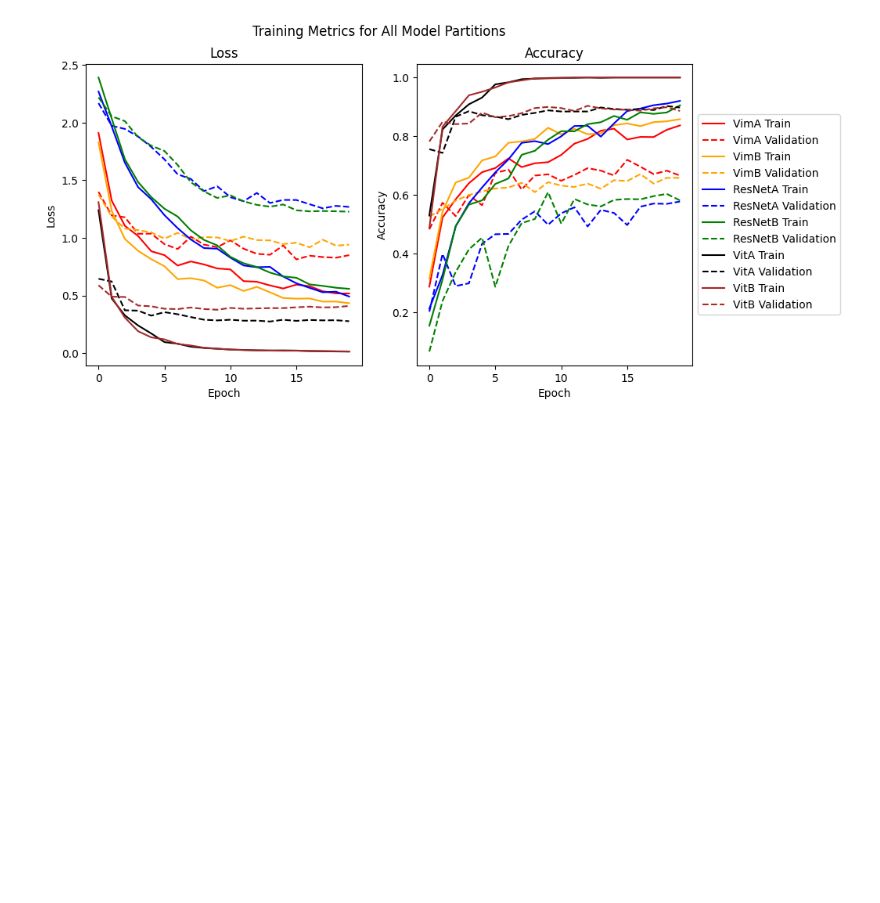
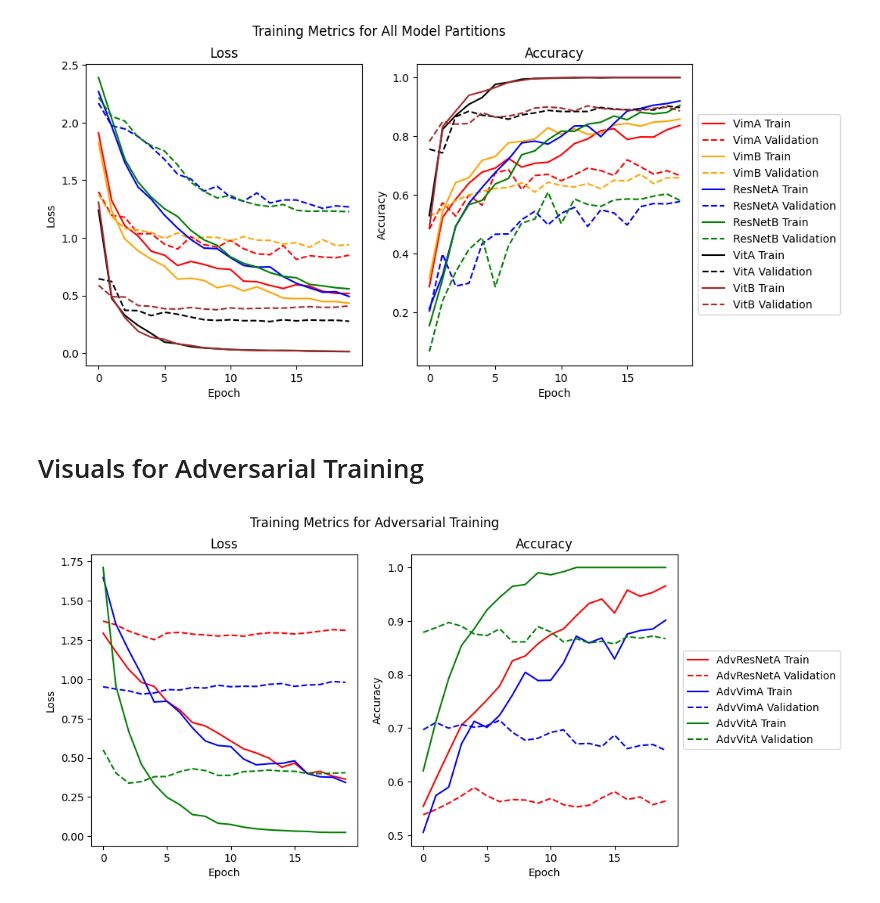
Before and after one commit to duedahl/AdversarialRobustness, a Jupyter notebook: trainingVisuals.ipynb, the cells around one changed output. Saved outputs shown, nothing was run; the diff lists cells and outputs as text; code cells hidden in the pictures; blank space fills up the shorter version.

Commit message:
Added adversarial training visual

```diff
--- a/trainingVisuals.ipynb
+++ b/trainingVisuals.ipynb
@@ -65,3 +65,11 @@ colors = ["red", "orange", "blue", "green", "black", "brown"]
 plot_training_metrics(model_root_path, models, colors, title="Training Metrics for All Model Partitions")
 # %% [output]
 [figure]
+# %% [markdown]
+# Visuals for Adversarial Training
+# %%
+models = ["AdvResNetA", "AdvVimA", "AdvVitA"]
+colors = ["red", "blue", "green"]
+plot_training_metrics(model_root_path, models, colors, title="Training Metrics for Adversarial Training")
+# %% [output]
+[figure, added]
```
